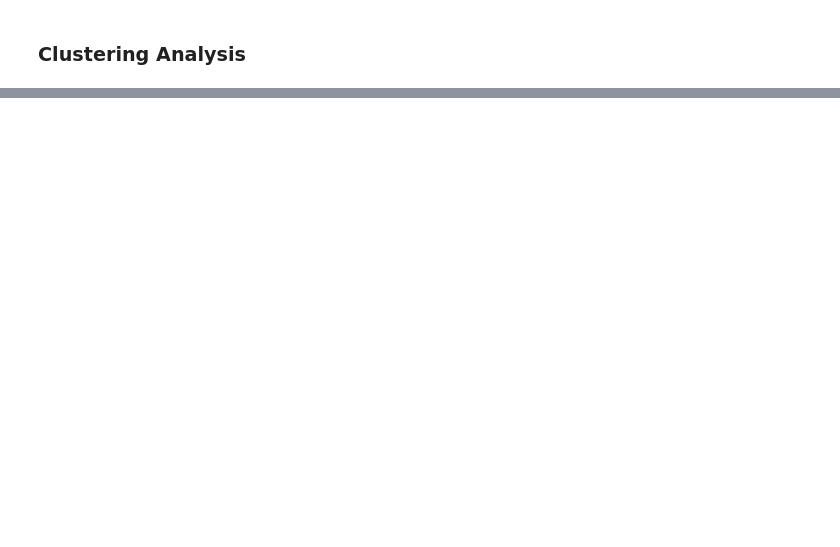
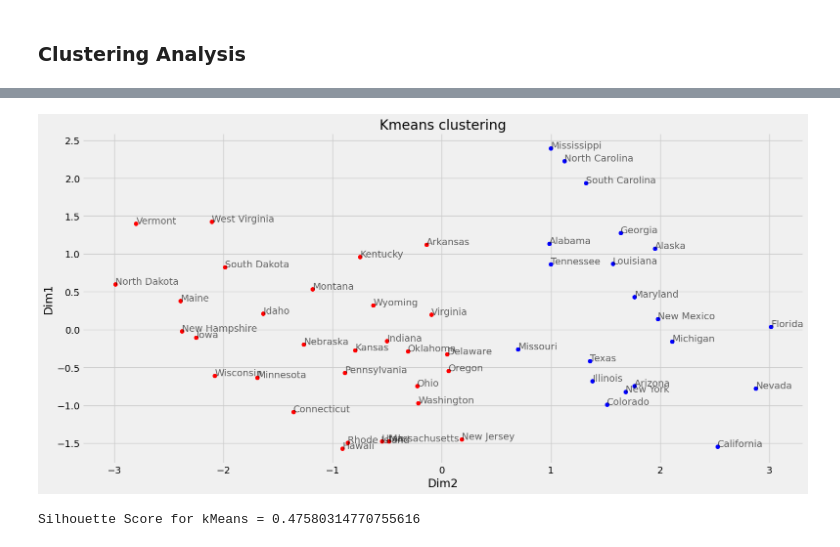
Before and after one commit to trisvandis/finalCapstone, a Jupyter notebook: Capstone Project VII.ipynb, the cells around one changed output, grey strips where cells are left out. Cells and saved outputs as stored; diff of their text form; code cells hidden in the pictures; blank space fills up the shorter version.

```diff
--- a/Capstone Project VII.ipynb
+++ b/Capstone Project VII.ipynb
@@ -253,0 +368,40 @@ Push all the work that you have generated for this project to GitHub
+# %%
+states = pca_df.index
+states
+# %%
+
+# We extract the first two components
+x = pca_df.iloc[:,0]
+y = pca_df.iloc[:,1]
+
+# set clusters equal to 2
+k = 2
+
+# apply kmeans clustering
+kmeans = KMeans(n_clusters=k, init='k-means++', random_state=42)
+cluster_labels = kmeans.fit_predict(pca_df)
+kmeans.labels_
+
+# set up a figure twice as wide as it is tall
+fig = plt.figure(figsize=(16,8))
+
+# set up the axes for the first plot
+ax = fig.add_subplot()
+colours = 'rbgy'
+for i in range(0,k):
+    ax.scatter(x[cluster_labels == i],y[cluster_labels == i],c = colours[i])
+
+for i in range(0,len(x)):
+        txt = states[i]
+        ax.annotate(txt, (x[i], y[i]), alpha=0.6)
+
+plt.title('Kmeans clustering')
+ax.set_xlabel('Dim2')
+ax.set_ylabel('Dim1')
+
+plt.tight_layout()
+plt.show()
+print(f'Silhouette Score for kMeans = {silhouette_score(principal_components, kmeans.labels_)}')
+# %% [output]
+[figure, added]
+Silhouette Score for kMeans = 0.47580314770755616
```
Also changed, not shown: parts of 31 cells of this notebook, 6 other files.
